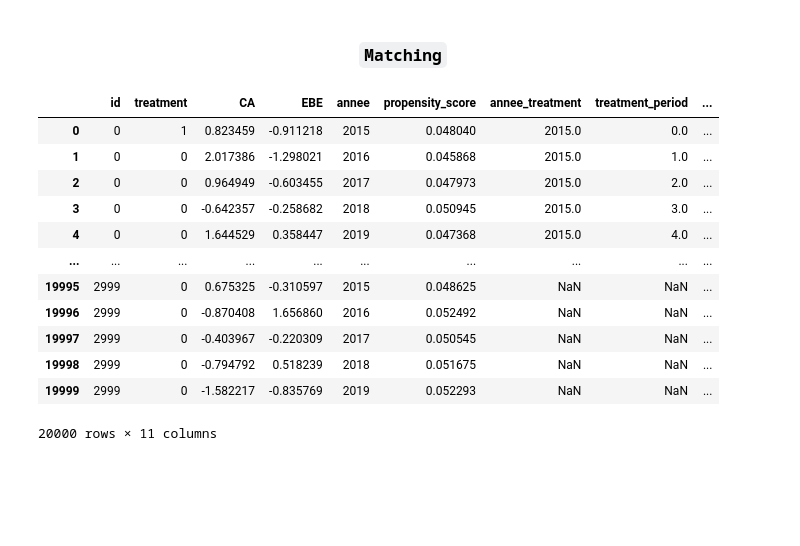
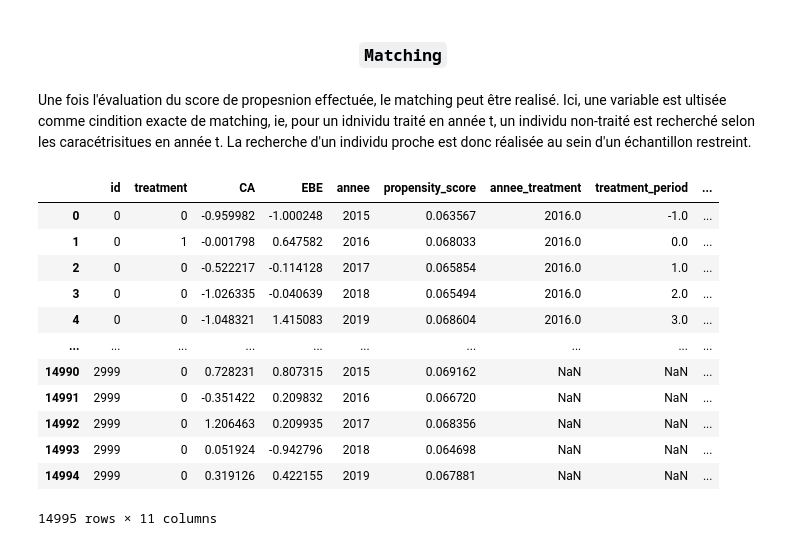
Before and after one commit to joevincentgaltie/PropensityScoreMatching, a Jupyter notebook: test_class.ipynb, the cells around one changed output. Saved outputs shown, nothing was run; the diff lists cells and outputs as text; code cells hidden in the pictures; blank space fills up the shorter version.

```diff
--- a/test_class.ipynb
+++ b/test_class.ipynb
@@ -139,4 +95,6 @@ matcher.check_plot_common_support(df)
 # %% [markdown]
 ### <center> **`Matching`**
+# %% [markdown]
+Une fois l'évaluation du score de propesnion effectuée, le matching peut être realisé. Ici, une variable est ultisée comme cindition exacte de matching, ie, pour un idnividu traité en année t, un individu non-traité est recherché selon les caracétrisitues en année t. La recherche d'un individu proche est donc réalisée au sein d'un échantillon restreint.
 # %%
-df_matched = matcher.match(df, exact_matching=[''])
+df_matched = matcher.match(df, exact_matching=['annee'])
@@ -143,16 +103,16 @@ df_matched = matcher.match(df, exact_matching=[''])
 # %%
-df_matched[df_matched]
+df_matched
 # %% [output]
 |  | id | treatment | CA | EBE | annee | propensity_score | annee_treatment | treatment_period | ... |
-| 0 | 0 | 1 | 0.823459 | -0.911218 | 2015 | 0.048040 | 2015.0 | 0.0 | ... |
-| 1 | 0 | 0 | 2.017386 | -1.298021 | 2016 | 0.045868 | 2015.0 | 1.0 | ... |
-| 2 | 0 | 0 | 0.964949 | -0.603455 | 2017 | 0.047973 | 2015.0 | 2.0 | ... |
-| 3 | 0 | 0 | -0.642357 | -0.258682 | 2018 | 0.050945 | 2015.0 | 3.0 | ... |
-| 4 | 0 | 0 | 1.644529 | 0.358447 | 2019 | 0.047368 | 2015.0 | 4.0 | ... |
+| 0 | 0 | 0 | -0.959982 | -1.000248 | 2015 | 0.063567 | 2016.0 | -1.0 | ... |
+| 1 | 0 | 1 | -0.001798 | 0.647582 | 2016 | 0.068033 | 2016.0 | 0.0 | ... |
+| 2 | 0 | 0 | -0.522217 | -0.114128 | 2017 | 0.065854 | 2016.0 | 1.0 | ... |
+| 3 | 0 | 0 | -1.026335 | -0.040639 | 2018 | 0.065494 | 2016.0 | 2.0 | ... |
+| 4 | 0 | 0 | -1.048321 | 1.415083 | 2019 | 0.068604 | 2016.0 | 3.0 | ... |
 | ... | ... | ... | ... | ... | ... | ... | ... | ... | ... |
-| 19995 | 2999 | 0 | 0.675325 | -0.310597 | 2015 | 0.048625 | NaN | NaN | ... |
-| 19996 | 2999 | 0 | -0.870408 | 1.656860 | 2016 | 0.052492 | NaN | NaN | ... |
-| 19997 | 2999 | 0 | -0.403967 | -0.220309 | 2017 | 0.050545 | NaN | NaN | ... |
-| 19998 | 2999 | 0 | -0.794792 | 0.518239 | 2018 | 0.051675 | NaN | NaN | ... |
-| 19999 | 2999 | 0 | -1.582217 | -0.835769 | 2019 | 0.052293 | NaN | NaN | ... |
+| 14990 | 2999 | 0 | 0.728231 | 0.807315 | 2015 | 0.069162 | NaN | NaN | ... |
+| 14991 | 2999 | 0 | -0.351422 | 0.209832 | 2016 | 0.066720 | NaN | NaN | ... |
+| 14992 | 2999 | 0 | 1.206463 | 0.209935 | 2017 | 0.068356 | NaN | NaN | ... |
+| 14993 | 2999 | 0 | 0.051924 | -0.942796 | 2018 | 0.064698 | NaN | NaN | ... |
+| 14994 | 2999 | 0 | 0.319126 | 0.422155 | 2019 | 0.067881 | NaN | NaN | ... |
-20000 rows × 11 columns
+14995 rows × 11 columns
```
Also changed, not shown: parts of 14 cells of this notebook.
